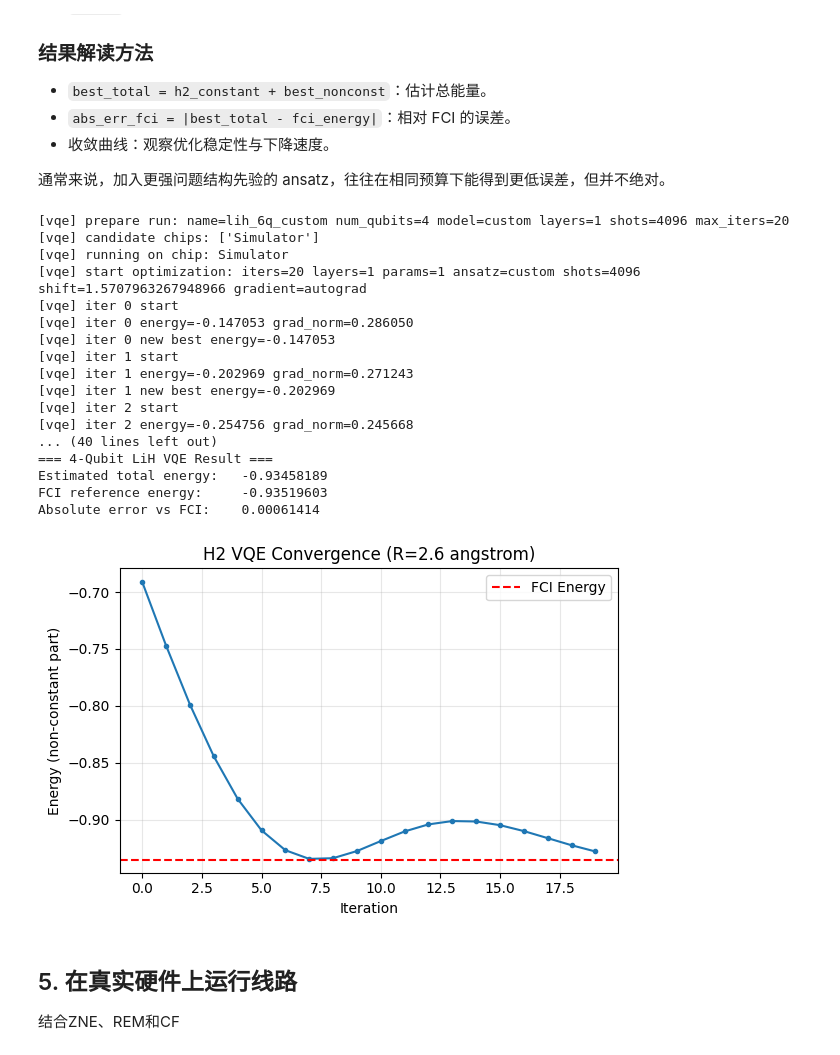
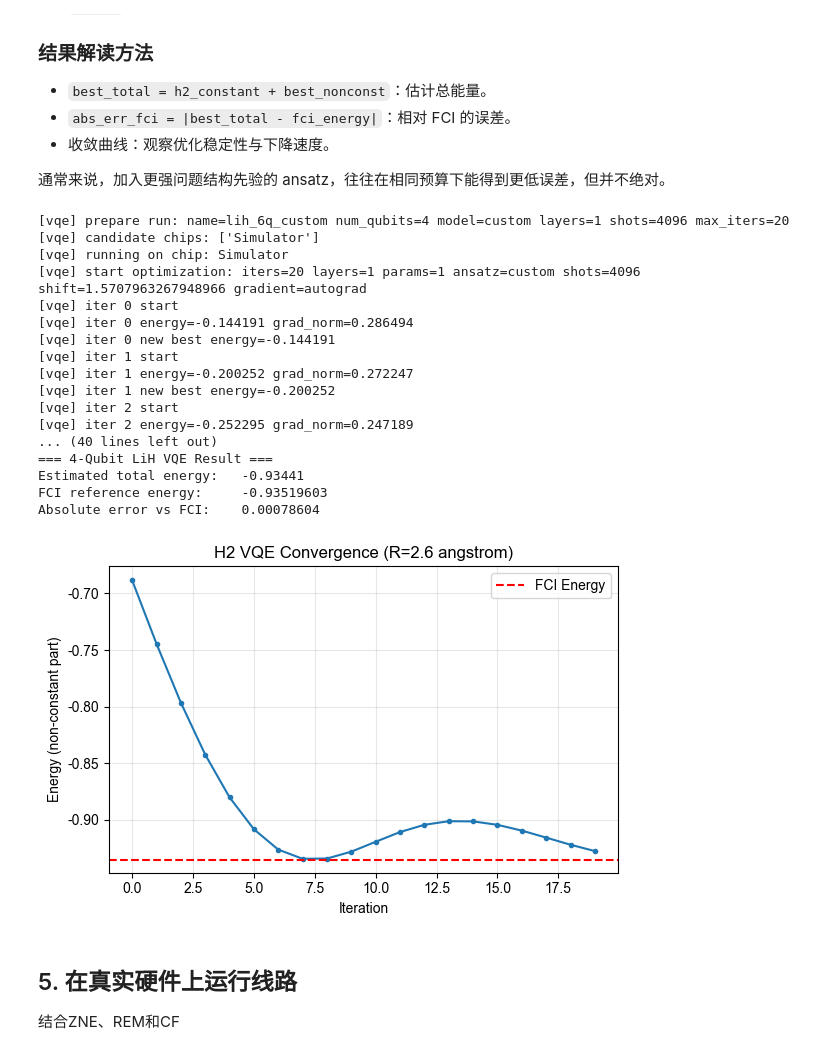
Before and after one commit to FieldQuantum/fieldqkit, a Jupyter notebook: examples/demo_vqe_h2_4q.ipynb, the cells around one changed output. Drawn from its saved outputs; the diff is of its cells as text; code cells hidden in the pictures.

```diff
--- a/examples/demo_vqe_h2_4q.ipynb
+++ b/examples/demo_vqe_h2_4q.ipynb
@@ -343,7 +343,7 @@ kwargs = {
     'ansatz': 'custom',
     'custom_ansatz_circuit': custom_ansatz_qc,
     'prefer_chips': cfg['prefer_chips'],
-    'init_params': [0]*len(symbolic_params),
+    'init_params': [0.01]*len(symbolic_params),
 }
 
 res = runner.run_model(**kwargs)
@@ -351,41 +351,41 @@ e_total = h2_constant + res.best_energy
 abs_error_fci = abs(e_total - fci_energy)
 
 print('=== 4-Qubit LiH VQE Result ===')
 print('Estimated total energy:  ', round(e_total, 8))
 print('FCI reference energy:    ', round(fci_energy, 8))
 print('Absolute error vs FCI:   ', round(abs_error_fci, 8))
 
 import matplotlib.pyplot as plt
 import numpy as np
 plt.figure(figsize=(6, 4))
 plt.plot(np.array(res.energy_history) + h2_constant, marker='o', ms=3)
 plt.axhline(fci_energy, color='red', linestyle='--', label='FCI Energy')
 plt.legend()
 plt.xlabel('Iteration')
 plt.ylabel('Energy (non-constant part)')
 plt.title(f'H2 VQE Convergence (R={R} {R_UNIT})')
 plt.grid(alpha=0.3)
 plt.tight_layout()
 plt.show()
 # %% [output]
 [vqe] prepare run: name=lih_6q_custom num_qubits=4 model=custom layers=1 shots=4096 max_iters=20
 [vqe] candidate chips: ['Simulator']
 [vqe] running on chip: Simulator
 [vqe] start optimization: iters=20 layers=1 params=1 ansatz=custom shots=4096 shift=1.5707963267948966 gradient=autograd
 [vqe] iter 0 start
-[vqe] iter 0 energy=-0.147053 grad_norm=0.286050
-[vqe] iter 0 new best energy=-0.147053
+[vqe] iter 0 energy=-0.144191 grad_norm=0.286494
+[vqe] iter 0 new best energy=-0.144191
 [vqe] iter 1 start
-[vqe] iter 1 energy=-0.202969 grad_norm=0.271243
-[vqe] iter 1 new best energy=-0.202969
+[vqe] iter 1 energy=-0.200252 grad_norm=0.272247
+[vqe] iter 1 new best energy=-0.200252
 [vqe] iter 2 start
-[vqe] iter 2 energy=-0.254756 grad_norm=0.245668
+[vqe] iter 2 energy=-0.252295 grad_norm=0.247189
 ... (40 lines left out)
 === 4-Qubit LiH VQE Result ===
-Estimated total energy:   -0.93458189
+Estimated total energy:   -0.93441
 FCI reference energy:     -0.93519603
-Absolute error vs FCI:    0.00061414
+Absolute error vs FCI:    0.00078604
-[figure, old version]
+[figure, new version]
 # %% [markdown]
 ## 5. 在真实硬件上运行线路
 结合ZNE、REM和CF
```
Also changed, not shown: parts of 1 cell of this notebook, 11 other files.
